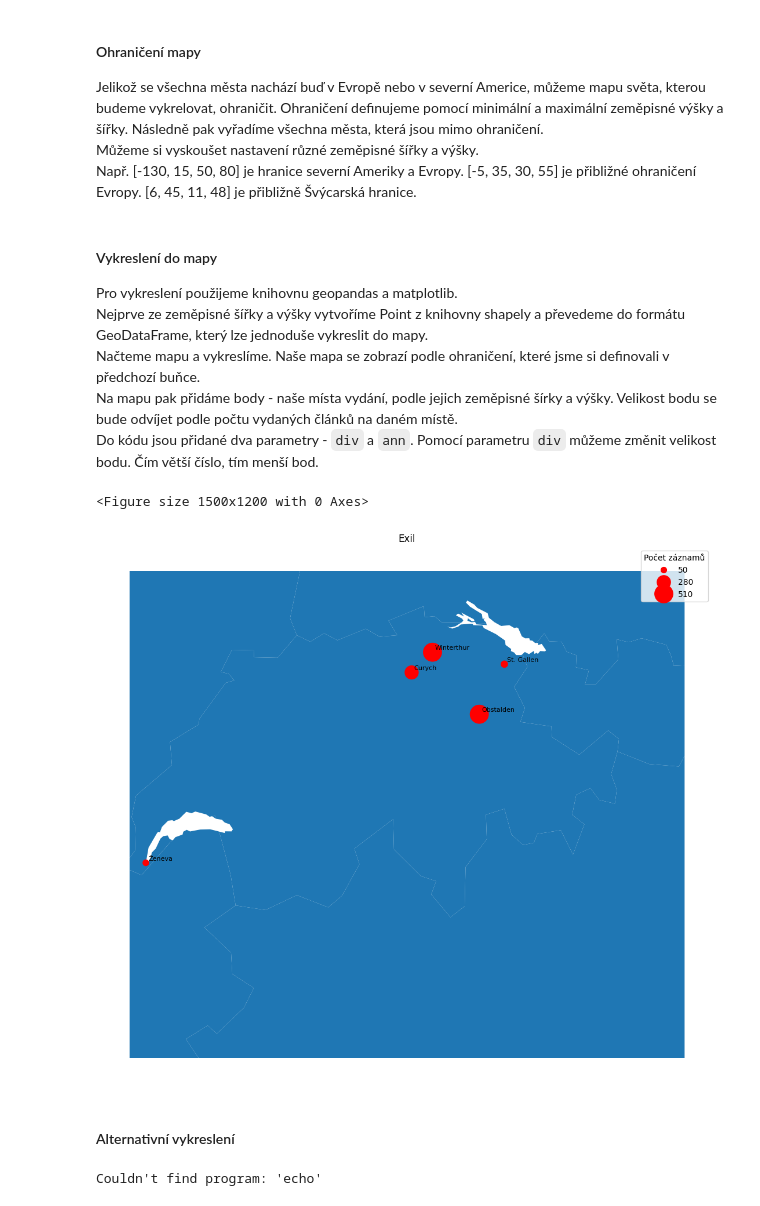
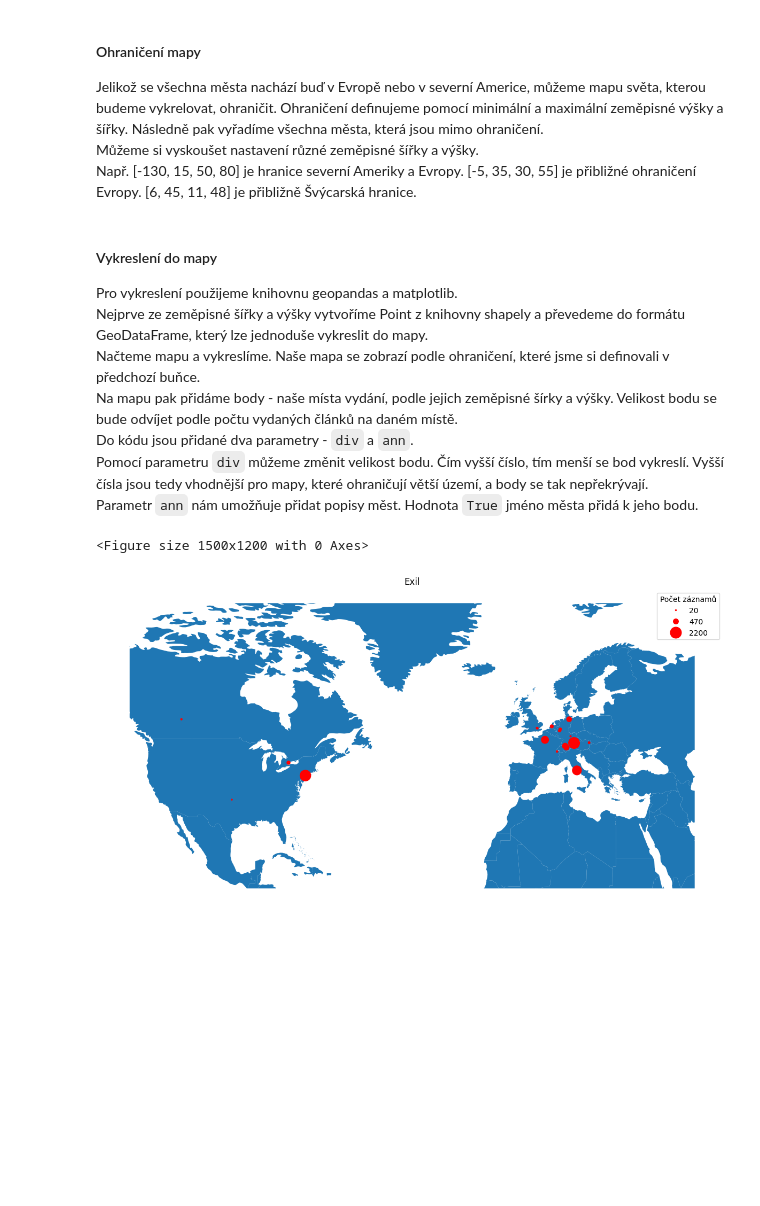
Before and after one commit to panuscha/DH-data-process, a Jupyter notebook: display_maps.ipynb, the cells around one changed output. Drawn from its saved outputs; the diff is of its cells as text; code cells hidden in the pictures; blank space fills up the shorter version.

```diff
--- a/display_maps.ipynb
+++ b/display_maps.ipynb
@@ -230,11 +230,11 @@ Tento kód je ukázka toho, jak pomocí API získat souřadnice měst. Je k něm
 
 ###### Tato buňka se nespustí. Pro spuštění je potřeba vymazat první řádek `%%script echo skipping`
 # %%
-%%script echo skipping
+# %%script echo skipping
 
 # funkce, ktera podle jmena mesta najde jeho souradnice
 def get_city_coordinates(city):
-    api_key = "MY KEY"
+    api_key = "5308c2be9c8f4bed878fcf502decd376"
     url = f"https://api.opencagedata.com/geocode/v1/json?q={city}&key={api_key}"
 
     # Volani funkce requests
@@ -327,8 +328,7 @@ Můžeme si vyskoušet nastavení různé zeměpisné šířky a výšky. <br>
 Např.  [-130, 15, 50, 80] je hranice severní Ameriky a Evropy. [-5, 35, 30, 55] je přibližné ohraničení Evropy. [6, 45, 11, 48] je přibližně Švýcarská hranice. <br>
 # %%
 # Hranice, kterou chceme ohranicit
-bbox = [6, 45, 11, 48] # [minx, miny, maxx, maxy] - minimalni longitude, minimalni latitude, maximalni longitude, maximalni latitude
-# Hranice severni Ameriky a Evropy [-130, 15, 50, 80]
+bbox = [-130, 15, 50, 80]  # [minx, miny, maxx, maxy] - minimalni longitude, minimalni latitude, maximalni longitude, maximalni latitude
 
 # Seznam mest, ktera chceme vyradit
 remove = []
@@ -356,7 +356,9 @@ Pro vykreslení použijeme knihovnu geopandas a matplotlib.<br>
 Nejprve ze zeměpisné šířky a výšky vytvoříme Point z knihovny shapely a převedeme do formátu GeoDataFrame, který lze jednoduše vykreslit do mapy.<br>
 Načteme mapu a vykreslíme. Naše mapa se zobrazí podle ohraničení, které jsme si definovali v předchozí buňce. <br>
 Na mapu pak přidáme body - naše místa vydání, podle jejich zeměpisné šírky a výšky. Velikost bodu se bude odvíjet podle počtu vydaných článků na daném místě. <br>
-Do kódu jsou přidané dva parametry - `div` a `ann`. Pomocí parametru `div` můžeme změnit velikost bodu. Čím větší číslo, tím menší bod.
+Do kódu jsou přidané dva parametry - `div` a `ann`.<br>
+Pomocí parametru `div` můžeme změnit velikost bodu. Čím vyšší číslo, tím menší se bod vykreslí. Vyšší čísla jsou tedy vhodnější pro mapy, které ohraničují větší území, a body se tak nepřekrývají.
+Parametr `ann` nám umožňuje přidat popisy měst. Hodnota `True` jméno města přidá k jeho bodu.
 # %%
 # Ze zemepisne sirky a vysky vytvorime body
 geometry = [Point(lon, lat) for lon, lat in zip(points_df['longitude'], points_df['latitude'])]
@@ -376,82 +378,39 @@ plt.figure(figsize=figsize)
 ax = base_map_data.clip(bbox).plot(figsize=figsize)
 
 # Parametr pro upravovani velikosti bodu
-div = 1
+div = 10
 
 # Parametr pro vypsani jmen mest do mapy
-ann = True
+ann = False
 
 # Vykresleni mist vydani
 points_gdf.plot(figsize=figsize,
                 ax=ax,
                 color = "red",
                 marker = 'o',
                 markersize=points_gdf['number of records'].apply(lambda x: x/div),  # Upraveni velikosti bodu
                 )
 
 # Pokud nase promenna ann je nastavena na True, do mapy vypiseme i jmena mest
 if ann:
      # Pridame vypsani jmen mest do mapy
      for x, y, label in zip(points_df.longitude, points_df.latitude, points_df.city):
           ax.annotate(label, xy=(x, y), xytext=(3, 3), textcoords="offset points", fontsize = 8)
 
 # Tri moznosti legendy
 point_sizes = [min(points_gdf['number of records'].apply(lambda x: int(round(x, -1)))), mean(points_gdf['number of records'].apply(lambda x: int(round(x, -1)))), max(points_gdf['number of records'].apply(lambda x: int(round(x, -1))))]
 
 # Vytvoreni bodu pro legendu
 legend_handles = [Line2D([], [], marker = 'o', lw=0, color='red', markersize=np.sqrt(size/div), label=str(int(round(size, -1)))) for size in point_sizes]
 
 # Vykresleni legendy
 ax.legend(handles=legend_handles, title='Počet záznamů', loc='upper right')
 
 plt.title("Exil")
 plt.grid(False)
 ax.set_axis_off()
 plt.savefig("plots/exil_cropped_map.svg")
 plt.show()
 # %% [output]
 <Figure size 1500x1200 with 0 Axes>
-[figure, old version]
+[figure, new version]
-# %% [markdown]
-#### Alternativní vykreslení
-# %%
-%%script echo skipping
-
-%pip install altair
-%pip install vl-convert-python
-%pip install altair_saver
-
-
-
-import altair as alt
-alt.data_transformers.disable_max_rows()
-
-url = "https://raw.githubusercontent.com/deldersveld/topojson/master/world-continents.json"
-source = alt.topo_feature(url, "continent")
-
-
-base = alt.Chart(source).mark_geoshape(
-    fill='lightgray',
-    stroke='white'
-).project(
-    type = 'mercator',
-#    scale= 350,                          # Magnify
-#    center= [20,50],                     # [lon, lat]
-#    clipExtent= [[0, 0], [400, 300]],    # [[left, top], [right, bottom]]
-).properties(
-    width=800,
-    height=600
-)
-
-points = alt.Chart(df).mark_circle().encode(
-    longitude='longitude:Q',
-    latitude='latitude:Q',
-    size=alt.Size('number of records:Q', title='pocet clanku'),
-    tooltip='city:N',
-    color=alt.value('red')
-)
-base+points
-combined_chart = base+points
-combined_chart.save('plots/map.png')
-# %% [output]
-Couldn't find program: 'echo'
```
Also changed, not shown: parts of 3 cells of this notebook, 1 other file.
